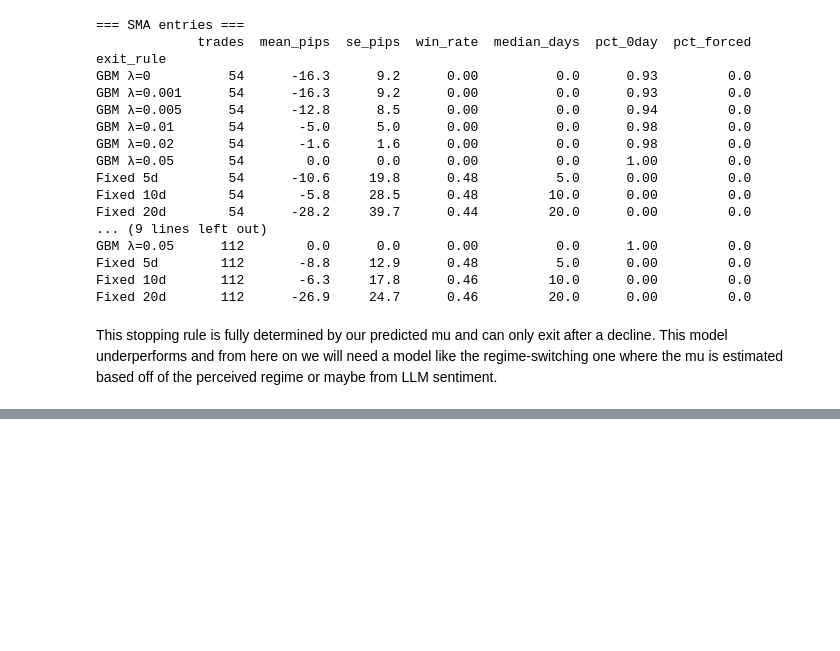
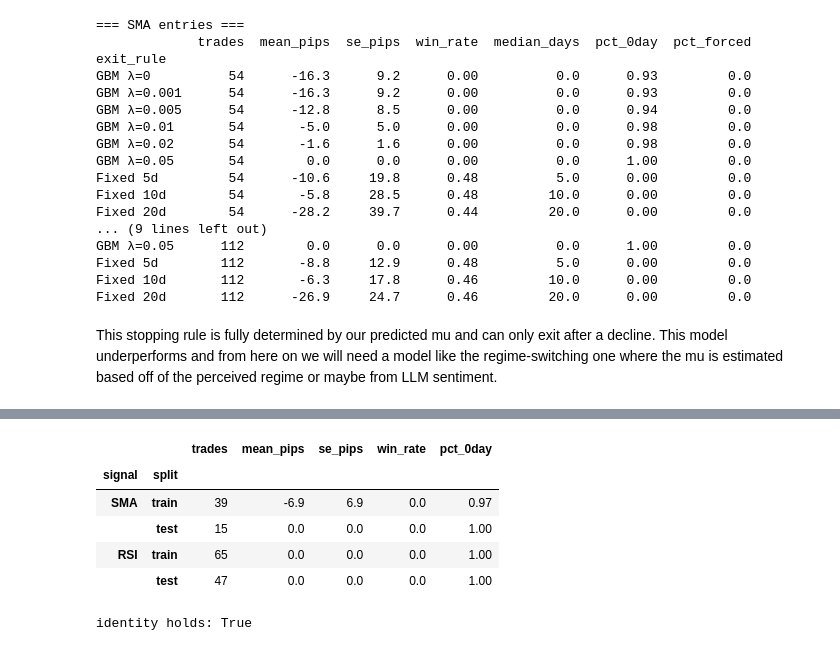
Before and after one commit to syeramaddu385/optimalStopping, a Jupyter notebook: 01_gbm_regime.ipynb, the cells around one changed output, grey strips where cells are left out. Saved outputs shown, nothing was run; the diff lists cells and outputs as text; code cells hidden in the pictures; blank space fills up the shorter version.

```diff
--- a/01_gbm_regime.ipynb
+++ b/01_gbm_regime.ipynb
@@ -264,0 +287,17 @@ results
+# %%
+cols = ["trades", "mean_pips", "se_pips", "win_rate", "pct_0day"]
+results.xs("GBM λ=0.01", level="exit_rule")[cols]
+# %% [output]
+|  |  | trades | mean_pips | se_pips | win_rate | pct_0day |
+| signal | split |  |  |  |  |  |
+| SMA | train | 39 | -6.9 | 6.9 | 0.0 | 0.97 |
+|  | test | 15 | 0.0 | 0.0 | 0.0 | 1.00 |
+| RSI | train | 65 | 0.0 | 0.0 | 0.0 | 1.00 |
+|  | test | 47 | 0.0 | 0.0 | 0.0 | 1.00 |
+# %%
+n = log_return.expanding().count()
+shortcut = np.log(df["Close"] / df["Close"].iloc[0]) / n / dt + df["sigma_hat"]**2 / 2
+m = df["mu_hat"].notna()
+print("identity holds:", np.allclose(shortcut[m], df["mu_hat"][m]))
+# %% [output]
+identity holds: True
```
Also changed, not shown: parts of 6 cells of this notebook, 1 other file.
